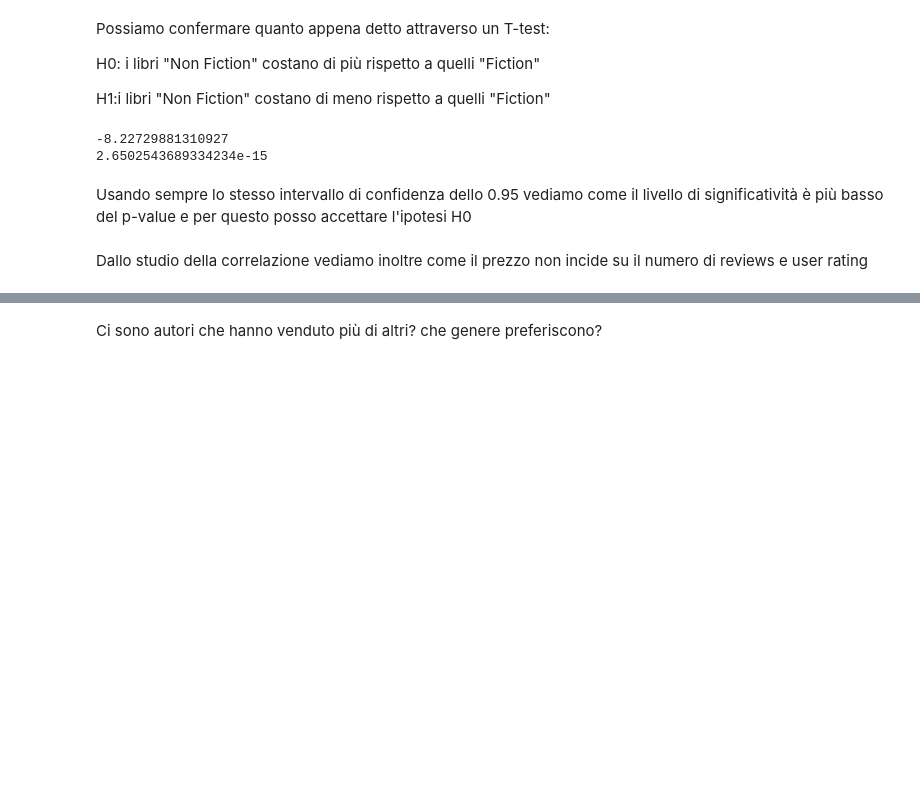
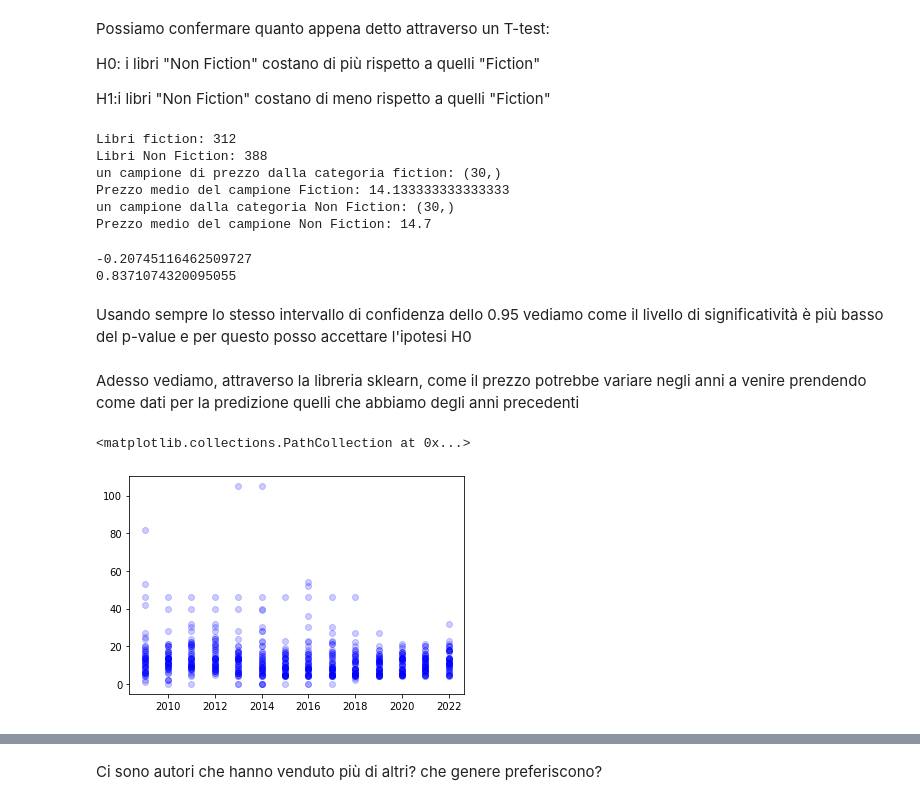
Before and after one commit to Nenne2000/BestSellerAmazon_Notebook, a Jupyter notebook: Notebook.ipynb, the cells around one changed output, grey strips where cells are left out. Saved outputs shown, nothing was run; the diff lists cells and outputs as text; code cells hidden in the pictures; blank space fills up the shorter version.

Commit message:
Add Price Linear regression, correct T-test

```diff
--- a/Notebook.ipynb
+++ b/Notebook.ipynb
@@ -392,14 +390,37 @@ Possiamo confermare quanto appena detto attraverso un T-test:
 H0: i libri "Non Fiction" costano di più rispetto a quelli "Fiction"
 
 H1:i libri "Non Fiction" costano di meno rispetto a quelli "Fiction"
+# %%
+Fiction_book = np.where(book['Genre']=="Fiction")[0]
+print("Libri fiction: " + str(len(Fiction_book)))
+Nfiction_book = np.where(book['Genre']=="Non Fiction")[0]
+print("Libri Non Fiction: " + str(len(Nfiction_book)))
+campione_fict = book['Price'][Fiction_book].values[0:30].astype(int)
+print("un campione di prezzo dalla categoria fiction: " + str(campione_fict.shape))
+print("Prezzo medio del campione Fiction: " + str(np.mean(campione_fict)))
+campione_nfict = book['Price'][Nfiction_book].values[0:30].astype(int)
+print("un campione dalla categoria Non Fiction: " + str(campione_nfict.shape))
+print("Prezzo medio del campione Non Fiction: " + str(np.mean(campione_nfict)))
+# %% [output]
+Libri fiction: 312
+Libri Non Fiction: 388
+un campione di prezzo dalla categoria fiction: (30,)
+Prezzo medio del campione Fiction: 14.133333333333333
+un campione dalla categoria Non Fiction: (30,)
+Prezzo medio del campione Non Fiction: 14.7
 # %%
-t_statistic, p_value = stats.ttest_1samp(a= book['Price'][book['Genre']=="Fiction"], popmean= book['Price'][book['Genre']!="Fiction"].mean(),alternative='less')
+t_statistic, p_value = stats.ttest_1samp(a= campione_fict, popmean= campione_nfict.mean(), alternative='two-sided')
 print(t_statistic)
 print(p_value)
 # %% [output]
--8.22729881310927
-2.6502543689334234e-15
+-0.20745116462509727
+0.8371074320095055
 # %% [markdown]
 Usando sempre lo stesso intervallo di confidenza dello 0.95 vediamo come il livello di significatività è più basso del p-value e per questo posso accettare l'ipotesi H0
-# %% [markdown]
-Dallo studio della correlazione vediamo inoltre come il prezzo non incide su il numero di reviews e user rating
+# %% [markdown]
+Adesso vediamo, attraverso la libreria sklearn, come il prezzo potrebbe variare negli anni a venire prendendo come dati per la predizione quelli che abbiamo degli anni precedenti
+# %%
+plt.scatter(book.Year, book.Price, color='blue', alpha= 0.2)
+# %% [output]
+<matplotlib.collections.PathCollection at 0x...>
+[figure, added]
```
Also changed, not shown: parts of 17 cells of this notebook.
